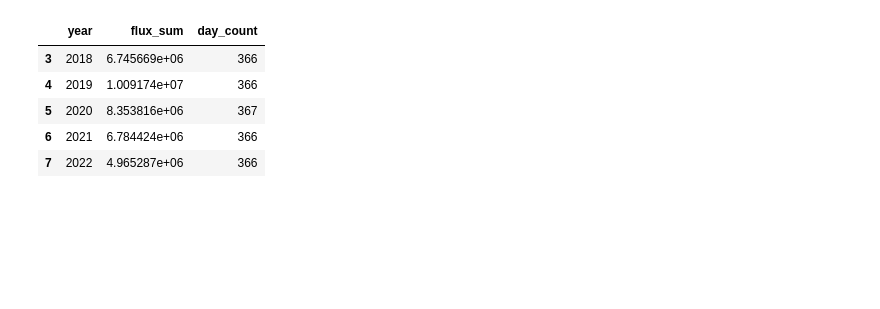
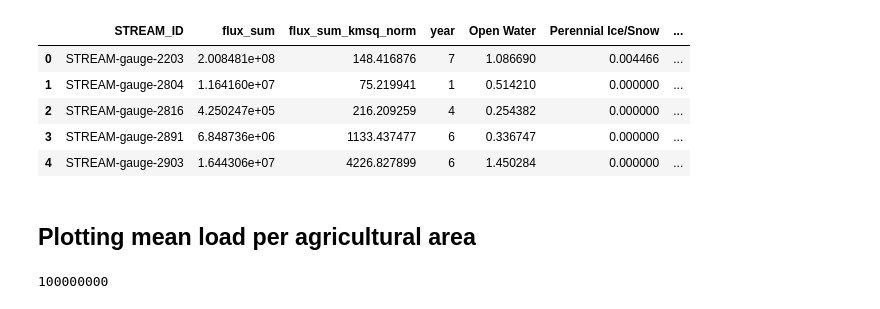
Before and after one commit to danykakbyrnes/STREAM_seasonality, a Jupyter notebook: spatial_data_exploration.ipynb, the cells around one changed output. Cells and saved outputs as stored; diff of their text form; code cells hidden in the pictures; blank space fills up the shorter version.

```diff
--- a/spatial_data_exploration.ipynb
+++ b/spatial_data_exploration.ipynb
@@ -8,4 +10,7 @@ from config import *
 pd.set_option('display.max_columns', None)
 pd.set_option('display.max_rows', None)
 # %%
-site = 'STREAM-gauge-2891'
+# Read in data and filter for just oru study sites
+metadata = pd.read_csv(metadata_filepath)
+metadata = metadata[metadata.STREAM_ID.isin(main_sites)]
+metadata.head(2)
@@ -12,4 +21,5 @@ site = 'STREAM-gauge-2891'
 # %%
+site_loads_l = []
 for site in main_sites:
     load_data = pd.read_csv(load_filepath+site+'_preds_lc_flux.csv')
 
@@ -19,7 +29,12 @@ for site in main_sites:
     load_data['year'] = pd.DatetimeIndex(load_data['date']).year
     load_data['month'] = pd.DatetimeIndex(load_data['date']).month
 
-    # group by to get annual sums
+    # Group by to get annual sums.
     annual_load_sum = load_data.groupby('year')['flux'].agg(flux_sum='sum', day_count='count').reset_index()
-    annual_load_sum = annual_load_sum[annual_load_sum['day_count'] > 365]
-    annual_load_sum.head()
+
+    annual_load_sum['flux_sum_kmsq_norm'] = annual_load_sum['flux_sum']/metadata[metadata['STREAM_ID'] == site]['drainagearea_sqkm'].values
+    annual_load_sum.insert(0, 'STREAM_ID', site)
+    site_loads_l.append(annual_load_sum)
+
+site_annual_loads = pd.concat(site_loads_l, ignore_index=True)
+site_annual_loads.head()
@@ -25,0 +48,9 @@ for site in main_sites:
+# %%
+# Aggregating the annual values to mean values for the watershed. Only keep the ones that have full (>365 days?) records.
+site_agg_loads = (site_annual_loads[site_annual_loads['day_count'] >= 365]
+                  .groupby('STREAM_ID')[['flux_sum', 'flux_sum_kmsq_norm']]
+                  .agg(flux_sum=('flux_sum', 'mean'),
+                       flux_sum_kmsq_norm=('flux_sum_kmsq_norm', 'mean'),
+                       year=('flux_sum', 'count'))
+                  .reset_index())
+site_agg_loads.head()
@@ -26,20 +64,17 @@ for site in main_sites:
 # %%
-load_data = pd.read_csv(load_filepath+site+'_preds_lc_flux.csv')
+land_use = pd.read_csv(land_use_filepath+'MRB_averaging_land_use.csv')
+site_load_lu = site_agg_loads.merge(land_use, on="STREAM_ID")
 
-# Reading in data and adding yearh and month columbs for grouping
-load_data = pd.read_csv(load_filepath+site+'_preds_lc_flux.csv', index_col=0)
-load_data['date'] = pd.to_datetime(load_data['date'])
-load_data['year'] = pd.DatetimeIndex(load_data['date']).year
-load_data['month'] = pd.DatetimeIndex(load_data['date']).month
+# Aggregating land use categories
+site_load_lu['Developed Total'] = site_load_lu['Developed Open Space'] + site_load_lu['Developed Low Intensity'] + site_load_lu['Developed Medium Intensity'] + site_load_lu['Developed High Intensity']
+site_load_lu['Modified Total'] = site_load_lu['Cultivated Crops'] + site_load_lu['Developed Total']
+site_load_lu['Forested Total'] = site_load_lu['Deciduous Forest'] + site_load_lu['Evergreen Forest'] + site_load_lu['Mixed Forest']
 
-# group by to get annual sums
-annual_load_sum = load_data.groupby('year')['flux'].agg(flux_sum='sum', day_count='count').reset_index()
-annual_load_sum = annual_load_sum[annual_load_sum['day_count'] > 365]
-annual_load_sum.head()
+site_load_lu.head()
 # %% [output]
-|  | year | flux_sum | day_count |
-| 3 | 2018 | 6.745669e+06 | 366 |
-| 4 | 2019 | 1.009174e+07 | 366 |
-| 5 | 2020 | 8.353816e+06 | 367 |
-| 6 | 2021 | 6.784424e+06 | 366 |
-| 7 | 2022 | 4.965287e+06 | 366 |
+|  | STREAM_ID | flux_sum | flux_sum_kmsq_norm | year | Open Water | Perennial Ice/Snow | ... |
+| 0 | STREAM-gauge-2203 | 2.008481e+08 | 148.416876 | 7 | 1.086690 | 0.004466 | ... |
+| 1 | STREAM-gauge-2804 | 1.164160e+07 | 75.219941 | 1 | 0.514210 | 0.000000 | ... |
+| 2 | STREAM-gauge-2816 | 4.250247e+05 | 216.209259 | 4 | 0.254382 | 0.000000 | ... |
+| 3 | STREAM-gauge-2891 | 6.848736e+06 | 1133.437477 | 6 | 0.336747 | 0.000000 | ... |
+| 4 | STREAM-gauge-2903 | 1.644306e+07 | 4226.827899 | 6 | 1.450284 | 0.000000 | ... |
@@ -49,0 +81,7 @@ annual_load_sum.head(10)
+# %% [markdown]
+## Plotting mean load per agricultural area
+# %%
+# Plot aesthetic
+colors = ['#87bba2', '#55828b', '#3b6064', '#364958']
+# %% [output]
+100000000
```
Also changed, not shown: parts of 10 cells of this notebook, 2 other files.
